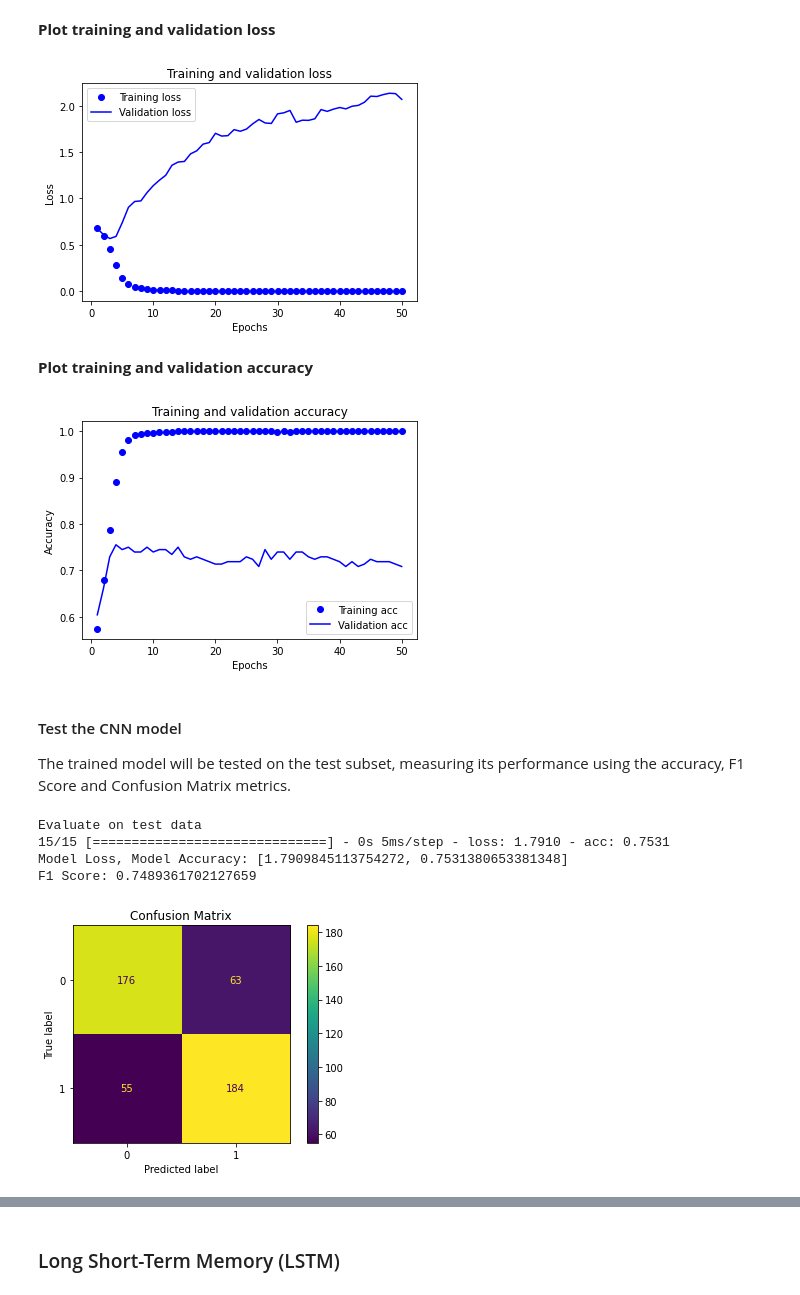
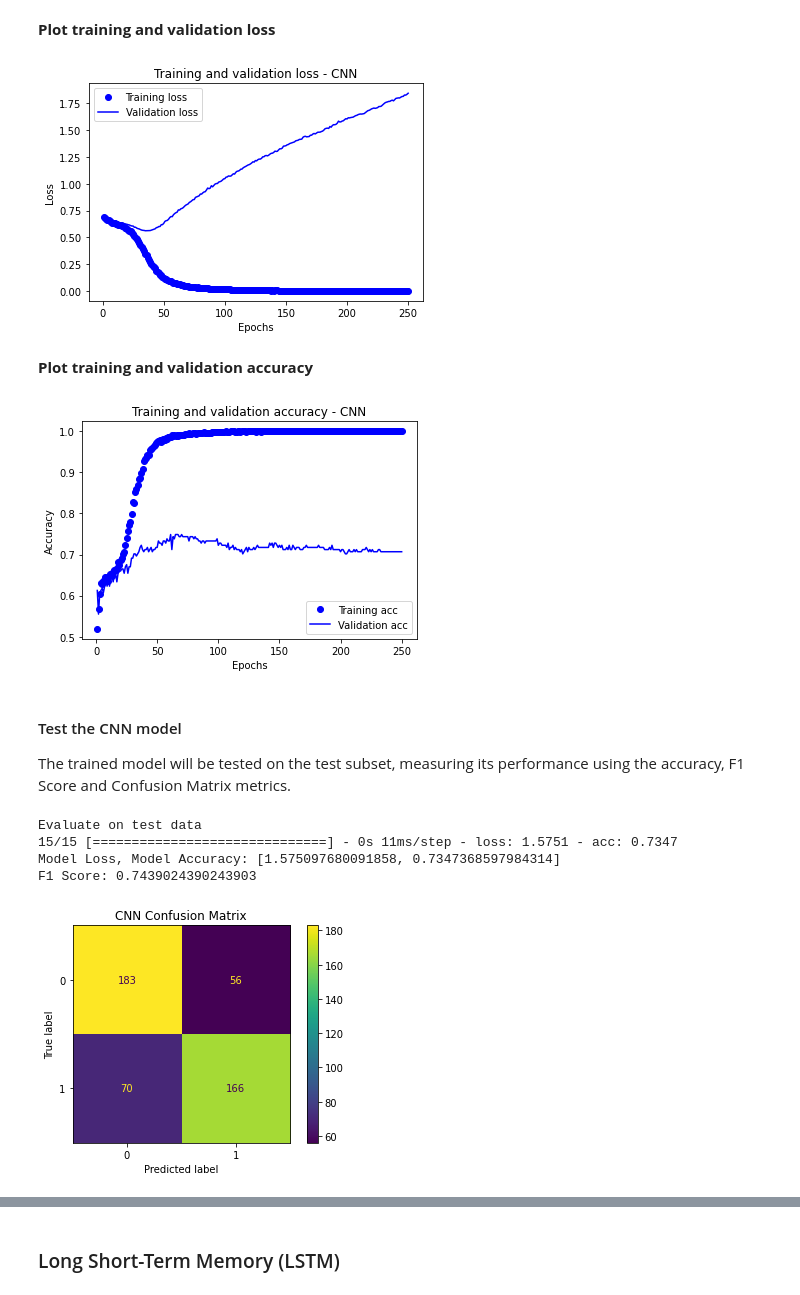
Before and after one commit to dmegkos/MSc-Dissertation-DS-2022, a Jupyter notebook: Thesis_Project.ipynb, the cells around one changed output, grey strips where cells are left out. Drawn from its saved outputs; the diff is of its cells as text; code cells hidden in the pictures.

```diff
--- a/Thesis_Project.ipynb
+++ b/Thesis_Project.ipynb
@@ -415,3 +430,19 @@ test_df['clean_sentence'] = test_df.sentence.apply(
+# %%
+# Drop rows where 'sentence' is an empty string - Train DataFrame
+# Get index
+idx = train_df[train_df['clean_sentence'] == ''].index
+# Drop rows based on index
+train_df.drop(index=idx, inplace=True)
+
+# Drop rows where 'sentence' is an empty string - Test DataFrame
+# Get index
+idx = test_df[test_df['clean_sentence'] == ''].index
+# Drop rows based on index
+test_df.drop(index=idx, inplace=True)
+
+# Reset index
+train_df = train_df.reset_index(drop=True) # Train DataFrame
+test_df = test_df.reset_index(drop=True) # Test DataFrame
 # %% [markdown]
 ## Recreating Paper Results
 The purpose of this section is to attempt to recreate the results reported in the dataset owners' paper, in order to use them as a benchmarking tool and compare them with the results of this research.
@@ -483,8 +528,8 @@ The dataset needs to be prepared before it is used on the CNN Model. First, a vo
 # %%
-# Find the highest length between all sentences
-max_sent_len = max([len(sent.split(" ")) for sent in train_df.clean_sentence.to_list()])
+# Set max sentence length to 150
+max_sent_len = 150
 # Instantiate keras Tokenizer with out of vocabulary token (oov) equal to True
-tokenizer = Tokenizer(oov_token=True)
+tokenizer = Tokenizer(oov_token='UNK')
 # Create a vocabulary using the train subset
 tokenizer.fit_on_texts(train_df.clean_sentence.to_list())
 
@@ -492,13 +537,13 @@ tokenizer.fit_on_texts(train_df.clean_sentence.to_list())
 X_train_cnn = tokenizer.texts_to_sequences(train_df.clean_sentence.to_list())
 # Pad sequences to the same length
 X_train_cnn = pad_sequences(X_train_cnn, maxlen=max_sent_len, dtype='float32',
-                            padding='post')
+                            padding='pre')
 
 # Convert test to sequences
 X_test_cnn = tokenizer.texts_to_sequences(test_df.clean_sentence.to_list())
 # Pad examples to the same length
 X_test_cnn = pad_sequences(X_test_cnn, maxlen=max_sent_len, dtype='float32',
-                           padding='post')
+                           padding='pre')
 
 # one hot encode train labels
 y_train_cnn = pd.get_dummies(train_df.label).values.astype('float32')
@@ -511,15 +556,15 @@ y_test_cnn = pd.get_dummies(test_df.label).values.astype('float32')
 # Percentage of the training data to use for validation
 val_pct = 0.1
 # The size of the embedding layer (Output dimension)
-embedding_dim = 128
+embedding_dim = 200
 # Number of filters per filter size
-num_filters = 128
+num_filters = 100
 # Dropout keep probability
 dropout_prob = 0.5
 # Batch Size
 batch_size = 64
 # Number of training epochs
-num_epochs = 50
+num_epochs = 250
 # %% [markdown]
 #### Build the model
 # %%
@@ -606,7 +651,7 @@ plot_model(cnn_model, show_shapes=True, show_layer_names=True)
 The model gets compiled choosing Adam as the preferred optimizer, Categorical Crossentropy as a loss function and Accuracy as a performance metric. The model is then trained on the train subset, saving the training history to be used for plotting performance metrics.
 # %%
 # Specify loss function, optimizer, and performance metrics
-cnn_model.compile(optimizer='adam',
+cnn_model.compile(optimizer=Adam(learning_rate = 0.00006),
                   loss='categorical_crossentropy', metrics=['acc'])
 
 # Train the model and store the history
@@ -650,17 +695,17 @@ epochs = range(1, len(cnn_acc) + 1)
 # %%
 # Training and validation loss
 plt.plot(epochs, cnn_loss, 'bo', label='Training loss') # Training Loss
 plt.plot(epochs, cnn_val_loss, 'b', label='Validation loss') # Validation Loss
 # Set title and labels
-plt.title('Training and validation loss')
+plt.title('Training and validation loss - CNN')
 plt.xlabel('Epochs')
 plt.ylabel('Loss')
 # Enable the legend
 plt.legend()
 # Show the plot
 plt.show()
 # %% [output]
-[figure, old version]
+[figure, new version]
 # %% [markdown]
 **Plot training and validation accuracy**
 # %%
@@ -670,7 +715,7 @@ plt.clf()
 plt.plot(epochs, cnn_acc, 'bo', label='Training acc') # Training Accuracy
 plt.plot(epochs, cnn_val_acc, 'b', label='Validation acc') # Validation Accuracy
 # Set title and labels
-plt.title('Training and validation accuracy')
+plt.title('Training and validation accuracy - CNN')
 plt.xlabel('Epochs')
 plt.ylabel('Accuracy')
 # Enable the legend
@@ -678,7 +723,7 @@ plt.legend()
 # Show the plot
 plt.show()
 # %% [output]
-[figure, old version]
+[figure, new version]
 # %% [markdown]
 #### Test the CNN model
 The trained model will be tested on the test subset, measuring its performance using the accuracy, F1 Score and Confusion Matrix metrics.
@@ -708,7 +753,7 @@ plt.title('CNN Confusion Matrix') # Set Title
 plt.show()
 # %% [output]
 Evaluate on test data
-15/15 [==============================] - 0s 5ms/step - loss: 1.7910 - acc: 0.7531
-Model Loss, Model Accuracy: [1.7909845113754272, 0.7531380653381348]
-F1 Score: 0.7489361702127659
+15/15 [==============================] - 0s 11ms/step - loss: 1.5751 - acc: 0.7347
+Model Loss, Model Accuracy: [1.575097680091858, 0.7347368597984314]
+F1 Score: 0.7439024390243903
-[figure, old version]
+[figure, new version]
```
Also changed, not shown: parts of 117 cells of this notebook, 1 other file.
